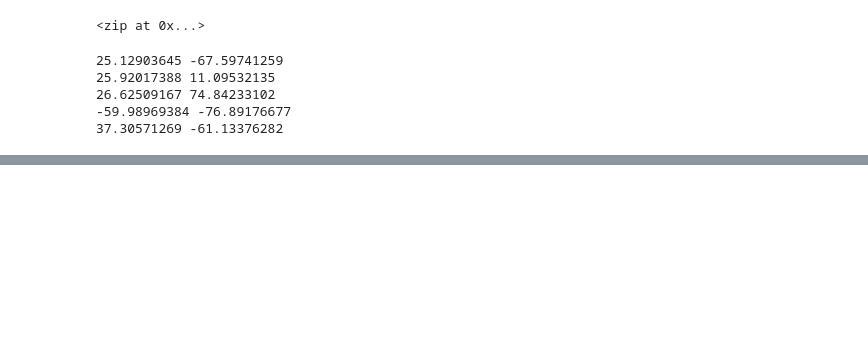
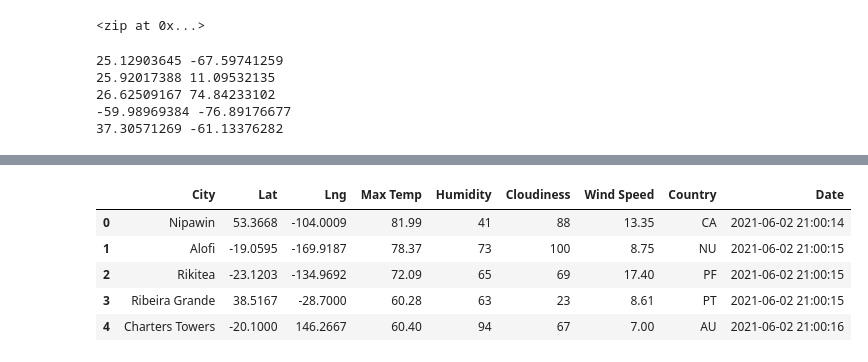
Before and after one commit to roderickspells/World_Weather_Analysis, a Jupyter notebook: WeatherPy.ipynb, the cells around one changed output, grey strips where cells are left out. Saved outputs shown, nothing was run; the diff lists cells and outputs as text; code cells hidden in the pictures; blank space fills up the shorter version.

```diff
--- a/WeatherPy.ipynb
+++ b/WeatherPy.ipynb
@@ -74,0 +293,11 @@ len(cities)
+# %%
+# Convert the array of dictionaries to a Pandas DataFrame.
+city_data_df = pd.DataFrame(city_data)
+city_data_df.head()
+# %% [output]
+|  | City | Lat | Lng | Max Temp | Humidity | Cloudiness | Wind Speed | Country | Date |
+| 0 | Nipawin | 53.3668 | -104.0009 | 81.99 | 41 | 88 | 13.35 | CA | 2021-06-02 21:00:14 |
+| 1 | Alofi | -19.0595 | -169.9187 | 78.37 | 73 | 100 | 8.75 | NU | 2021-06-02 21:00:15 |
+| 2 | Rikitea | -23.1203 | -134.9692 | 72.09 | 65 | 69 | 17.40 | PF | 2021-06-02 21:00:15 |
+| 3 | Ribeira Grande | 38.5167 | -28.7000 | 60.28 | 63 | 23 | 8.61 | PT | 2021-06-02 21:00:15 |
+| 4 | Charters Towers | -20.1000 | 146.2667 | 60.40 | 94 | 67 | 7.00 | AU | 2021-06-02 21:00:16 |
```
Also changed, not shown: parts of 21 cells of this notebook, 2 other files.
